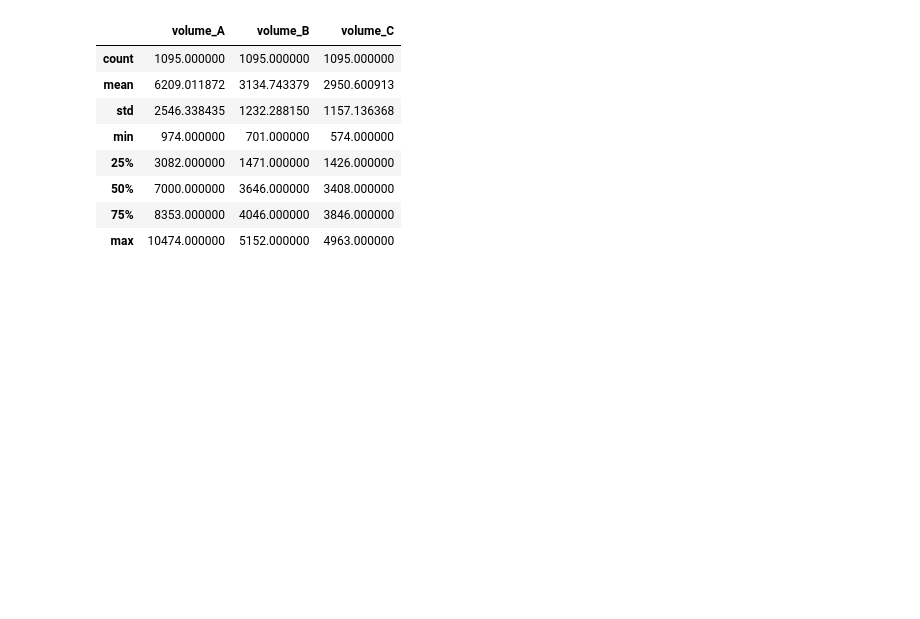
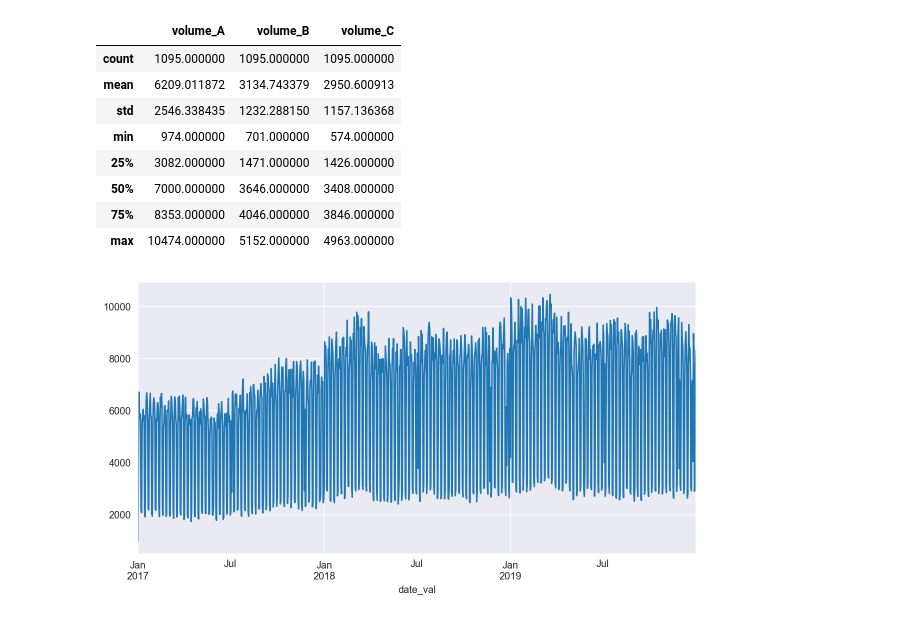
Before and after one commit to empyriumz/CoverMyMeds_TimeSeries, a Jupyter notebook: development.ipynb, the cells around one changed output. Saved outputs shown, nothing was run; the diff lists cells and outputs as text; code cells hidden in the pictures; blank space fills up the shorter version.

```diff
--- a/development.ipynb
+++ b/development.ipynb
@@ -121,0 +101,5 @@ df[['volume_A','volume_B', 'volume_C']].describe()
+# %%
+df_new['volume_A'].plot(figsize=(10, 5))
+plt.show()
+# %% [output]
+[figure, added]
```
Also changed, not shown: parts of 11 cells of this notebook, 2 other files.
